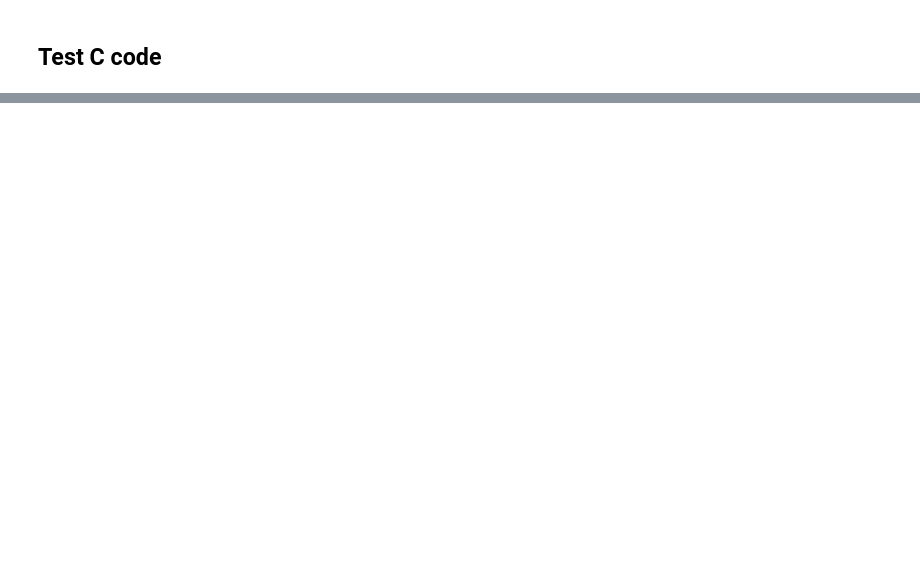
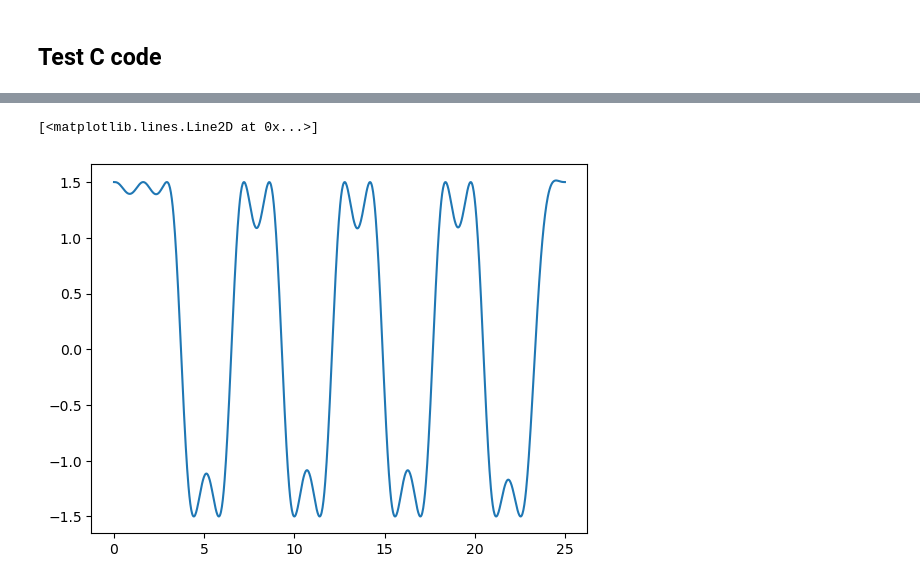
Before and after one commit to tudelft/optimal_quad_control_RL, a Jupyter notebook: Minimum Snap trajectories.ipynb, the cells around one changed output, grey strips where cells are left out. Cells and saved outputs as stored; diff of their text form; code cells hidden in the pictures; blank space fills up the shorter version.

```diff
--- a/Minimum Snap trajectories.ipynb
+++ b/Minimum Snap trajectories.ipynb
@@ -323,18 +418,20 @@ subprocess.call('rm *.o', shell=True, cwd=path)
 lib_path = os.path.abspath("c_code/libtools.so")
 fun = ctypes.CDLL(lib_path)
 # %%
-fun.get_x.argtypes = [ctypes.c_double, ctypes.c_double]
-fun.get_x.restype = ctypes.c_double
+fun.get_x.argtypes = [ctypes.c_float]
+fun.get_y.argtypes = [ctypes.c_float]
+fun.get_z.argtypes = [ctypes.c_float]
+fun.get_psi.argtypes = [ctypes.c_float]
 
-fun.get_y.argtypes = [ctypes.c_double, ctypes.c_double]
-fun.get_y.restype = ctypes.c_double
-
-fun.get_z.argtypes = [ctypes.c_double, ctypes.c_double]
-fun.get_z.restype = ctypes.c_double
+fun.get_x.restype = ctypes.c_float
+fun.get_y.restype = ctypes.c_float
+fun.get_z.restype = ctypes.c_float
+fun.get_psi.restype = ctypes.c_float
 # %%
-x__ = [fun.get_x(1,ti) for ti in t_]
-y__ = [fun.get_y(1,ti) for ti in t_]
-z__ = [fun.get_z(1,ti) for ti in t_]
+x__ = [fun.get_x(ti) for ti in t_]
+y__ = [fun.get_y(ti) for ti in t_]
+z__ = [fun.get_z(ti) for ti in t_]
+psi__ = [fun.get_psi(ti) for ti in t_]
 # %%
 %matplotlib
 ax = plt.axes(projection='3d')
@@ -342,0 +443,5 @@ plt.show()
+# %%
+plt.plot(t_,x__)
+# %% [output]
+[<matplotlib.lines.Line2D at 0x...>]
+[figure, added]
```
Also changed, not shown: parts of 15 cells of this notebook, 5 other files.
